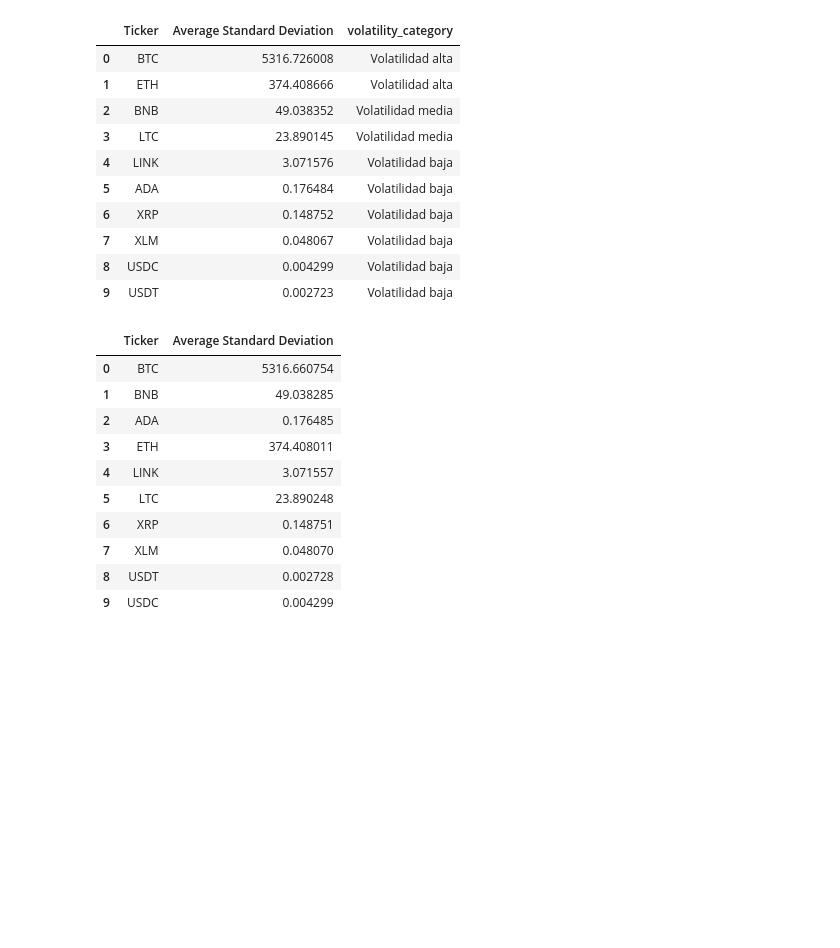
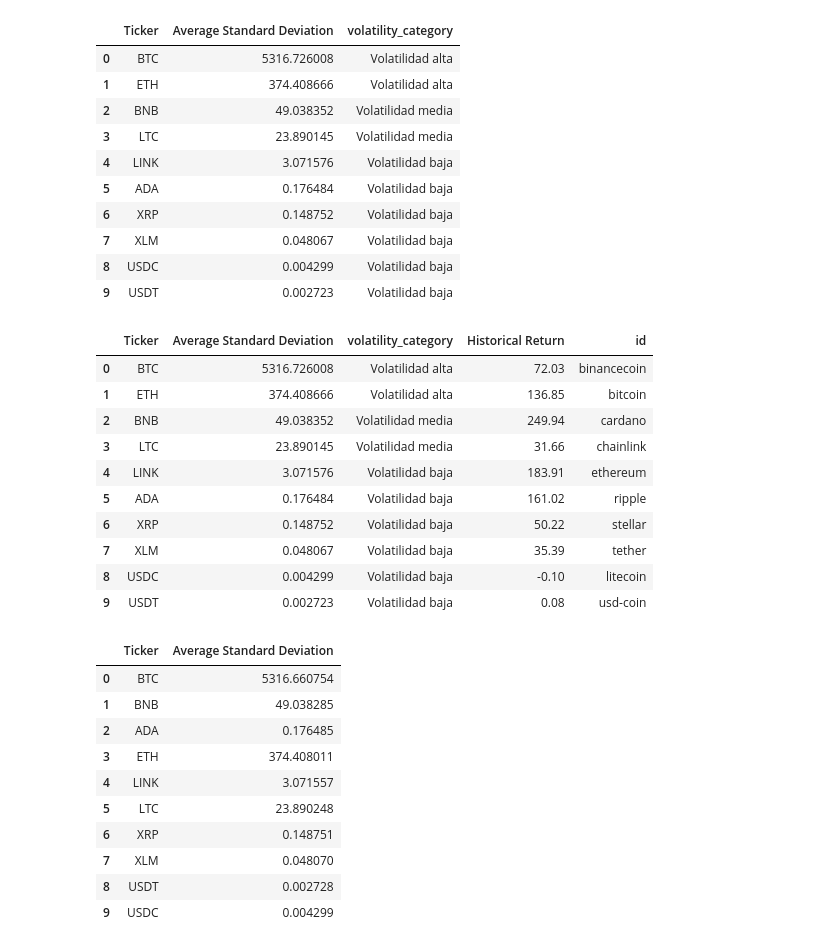
Before and after one commit to Nortsand/Project-2_Cryptocurrency_Analytics, a Jupyter notebook: EDA.ipynb, the cells around one changed output. Saved outputs shown, nothing was run; the diff lists cells and outputs as text; code cells hidden in the pictures; blank space fills up the shorter version.

```diff
--- a/EDA.ipynb
+++ b/EDA.ipynb
@@ -510,3 +590,23 @@ results_std_sorted
 | 7 | XLM | 0.048067 | Volatilidad baja |
 | 8 | USDC | 0.004299 | Volatilidad baja |
 | 9 | USDT | 0.002723 | Volatilidad baja |
+# %%
+# Lista de crypto_ids
+crypto_ids = ['binancecoin', 'bitcoin', 'cardano', 'chainlink', 'ethereum', 'ripple', 'stellar', 'tether', 'litecoin', 'usd-coin']
+
+# Agregar la columna "crypto_id" al DataFrame
+new_results['id'] = crypto_ids
+# %%
+new_results
+# %% [output]
+|  | Ticker | Average Standard Deviation | volatility_category | Historical Return | id |
+| 0 | BTC | 5316.726008 | Volatilidad alta | 72.03 | binancecoin |
+| 1 | ETH | 374.408666 | Volatilidad alta | 136.85 | bitcoin |
+| 2 | BNB | 49.038352 | Volatilidad media | 249.94 | cardano |
+| 3 | LTC | 23.890145 | Volatilidad media | 31.66 | chainlink |
+| 4 | LINK | 3.071576 | Volatilidad baja | 183.91 | ethereum |
+| 5 | ADA | 0.176484 | Volatilidad baja | 161.02 | ripple |
+| 6 | XRP | 0.148752 | Volatilidad baja | 50.22 | stellar |
+| 7 | XLM | 0.048067 | Volatilidad baja | 35.39 | tether |
+| 8 | USDC | 0.004299 | Volatilidad baja | -0.10 | litecoin |
+| 9 | USDT | 0.002723 | Volatilidad baja | 0.08 | usd-coin |
```
Also changed, not shown: parts of 13 cells of this notebook, 7 other files.
